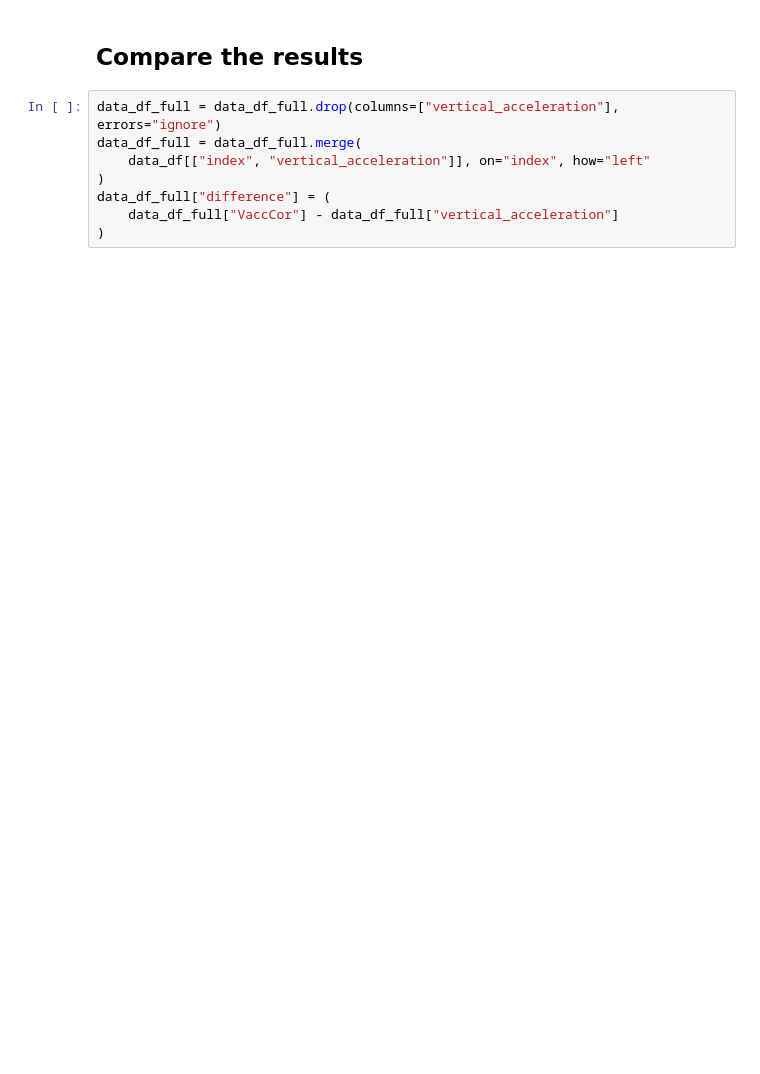
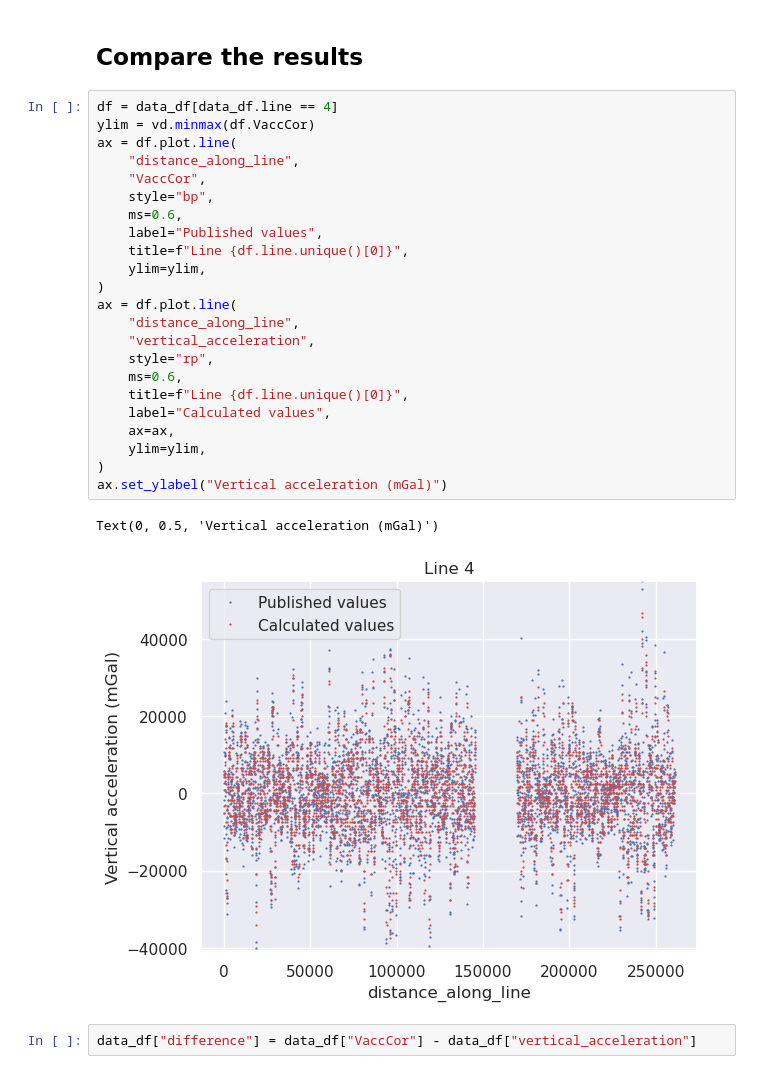
Before and after one commit to GeoToolkits/airbornegeo, a Jupyter notebook: docs/vertical_acceleration_correction.ipynb, the cells around one changed output. Drawn from its saved outputs; the diff is of its cells as text; blank space fills up the shorter version.

```diff
--- a/docs/vertical_acceleration_correction.ipynb
+++ b/docs/vertical_acceleration_correction.ipynb
@@ -81,13 +84,33 @@ data_df.head()
 # %% [markdown]
 ## Compare the results
-# %%
-data_df_full = data_df_full.drop(columns=["vertical_acceleration"], errors="ignore")
-data_df_full = data_df_full.merge(
-    data_df[["index", "vertical_acceleration"]], on="index", how="left"
-)
-data_df_full["difference"] = (
-    data_df_full["VaccCor"] - data_df_full["vertical_acceleration"]
-)
+# %%
+df = data_df[data_df.line == 4]
+ylim = vd.minmax(df.VaccCor)
+ax = df.plot.line(
+    "distance_along_line",
+    "VaccCor",
+    style="bp",
+    ms=0.6,
+    label="Published values",
+    title=f"Line {df.line.unique()[0]}",
+    ylim=ylim,
+)
+ax = df.plot.line(
+    "distance_along_line",
+    "vertical_acceleration",
+    style="rp",
+    ms=0.6,
+    title=f"Line {df.line.unique()[0]}",
+    label="Calculated values",
+    ax=ax,
+    ylim=ylim,
+)
+ax.set_ylabel("Vertical acceleration (mGal)")
+# %% [output]
+Text(0, 0.5, 'Vertical acceleration (mGal)')
+[figure, added]
+# %%
+data_df["difference"] = data_df["VaccCor"] - data_df["vertical_acceleration"]
 # %%
 fig, axs = plt.subplots(3, 1, figsize=(6, 12))
 
```
Also changed, not shown: parts of 8 cells of this notebook, 17 other files.
